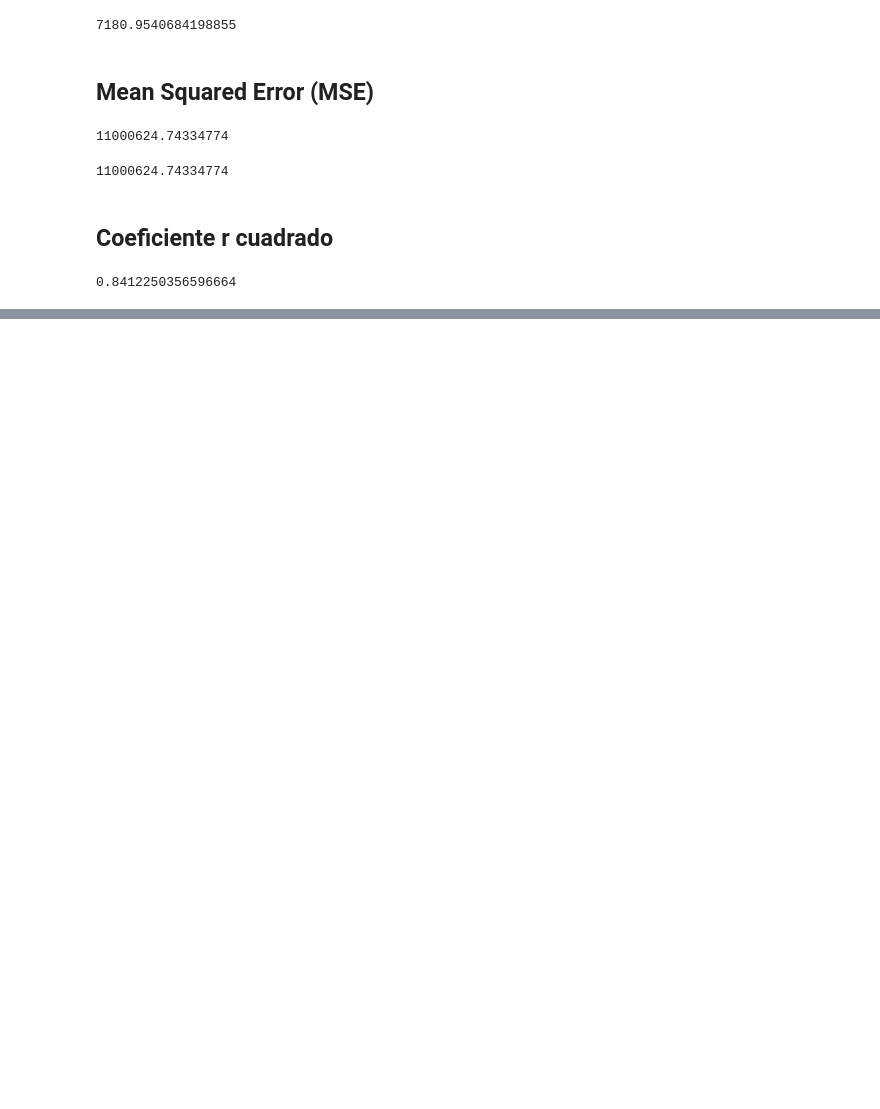
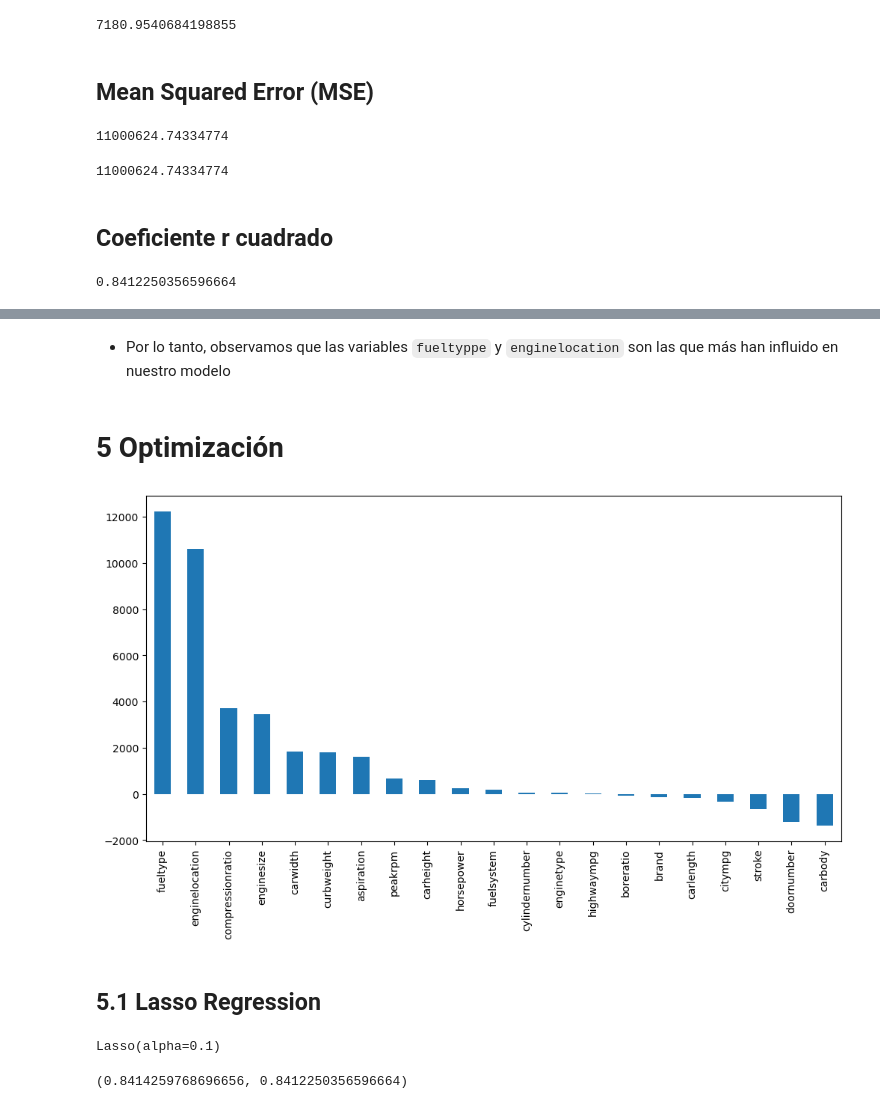
Before and after one commit to Garcialejan/Data-Science-with-Python, a Jupyter notebook: Projects/Linear_regresion/Final_project/car_price_pred.ipynb, the cells around one changed output, grey strips where cells are left out. Cells and saved outputs as stored; diff of their text form; code cells hidden in the pictures; blank space fills up the shorter version.

Commit message:
Linreg final project finished

```diff
--- a/Projects/Linear_regresion/Final_project/car_price_pred.ipynb
+++ b/Projects/Linear_regresion/Final_project/car_price_pred.ipynb
@@ -370,2 +380,5 @@ linreg.score(X_test, y_test)
 # %% [output]
 0.8412250356596664
+# %%
+linreg_coef = linreg.coef_
+linreg_coef
@@ -371,0 +416,18 @@ linreg.score(X_test, y_test)
+# %% [markdown]
+- Por lo tanto, observamos que las variables `fueltyppe` y `enginelocation` son las que más han influido en nuestro modelo
+# %% [markdown]
+# 5 Optimización
+# %%
+index_feat_var = ['brand', 'fueltype', 'aspiration', 'doornumber', 'carbody',
+       'enginelocation', 'carlength', 'carwidth', 'carheight', 'curbweight',
+       'enginetype', 'cylindernumber', 'enginesize', 'fuelsystem', 'boreratio',
+       'stroke', 'compressionratio', 'horsepower', 'peakrpm', 'citympg',
+       'highwaympg']
+# %%
+pd.Series(linreg_coef, index = index_feat_var).sort_values(ascending=False).plot.bar(figsize=(12, 6))
+
+plt.show()
+# %% [output]
+[figure, added]
+# %% [markdown]
+## 5.1 Lasso Regression
@@ -371,0 +436,5 @@ linreg.score(X_test, y_test)
+# %%
+lasso = Lasso(alpha = 0.1)
+lasso.fit(X_train, y_train)
+# %% [output]
+Lasso(alpha=0.1)
@@ -371,0 +443,7 @@ linreg.score(X_test, y_test)
+# %%
+lasso_r2 = lasso.score(X_test, y_test)
+lasso_coef = lasso.coef_
+
+lasso_r2, linreg_r2
+# %% [output]
+(0.8414259768696656, 0.8412250356596664)
```
Also changed, not shown: parts of 45 cells of this notebook.
